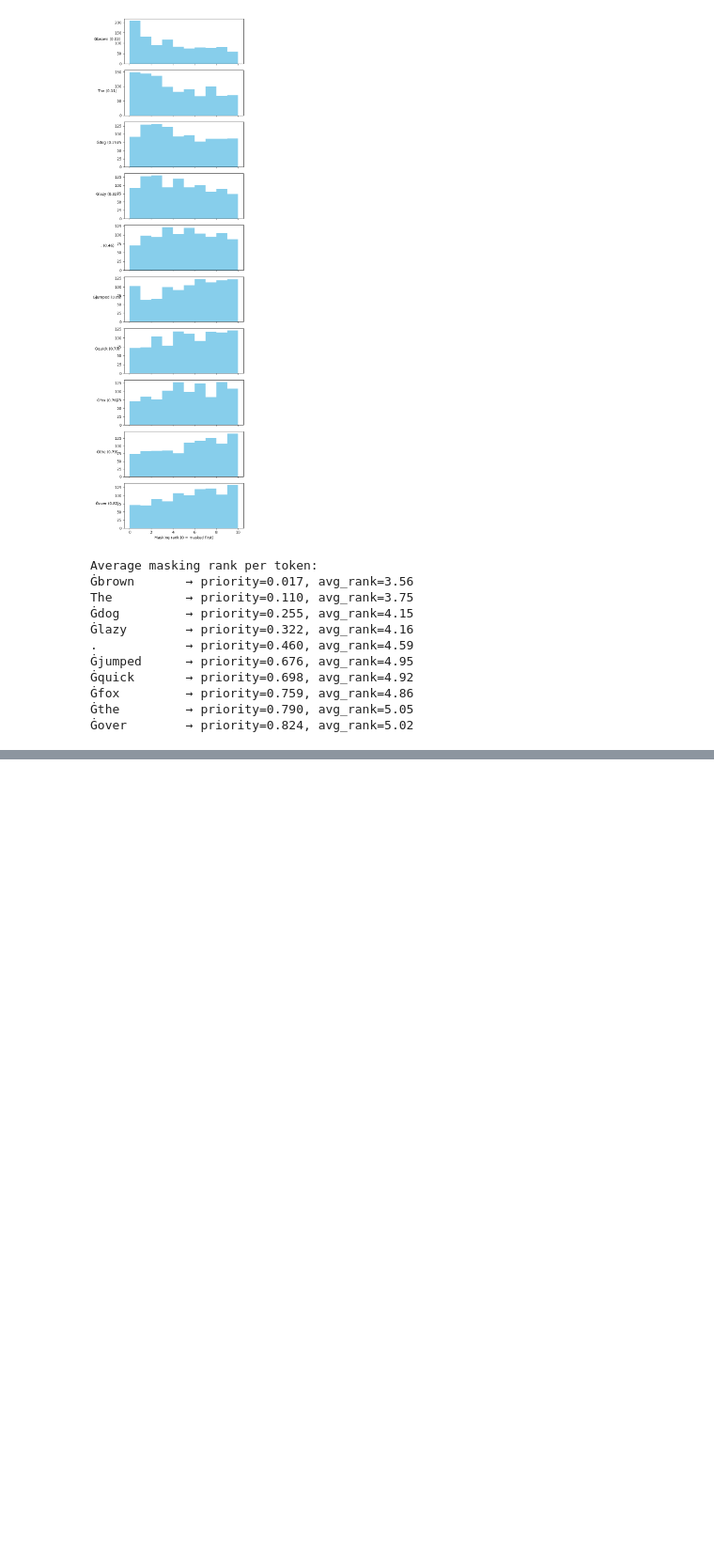
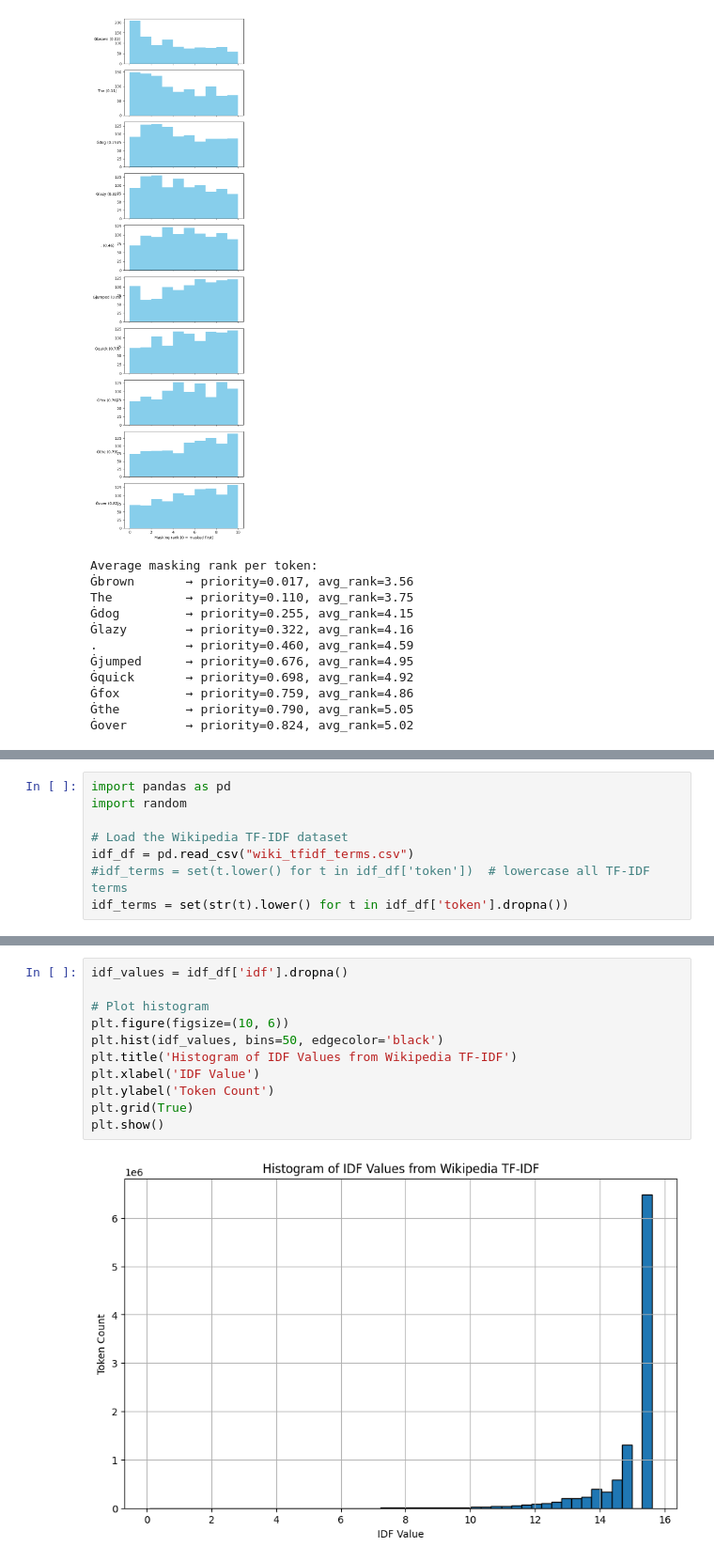
Before and after one commit to ayfeng23/llada_custom_scheduler, a Jupyter notebook: scheduled_sampling.ipynb, the cells around one changed output, grey strips where cells are left out. Shown: that part at 94% size. Saved outputs shown, nothing was run; the diff lists cells and outputs as text; blank space fills up the shorter version.

```diff
--- a/scheduled_sampling.ipynb
+++ b/scheduled_sampling.ipynb
@@ -382,0 +421,8 @@ The          → priority=0.110, avg_rank=3.75
+# %%
+import pandas as pd
+import random
+
+# Load the Wikipedia TF-IDF dataset
+idf_df = pd.read_csv("wiki_tfidf_terms.csv")
+#idf_terms = set(t.lower() for t in idf_df['token'])  # lowercase all TF-IDF terms
+idf_terms = set(str(t).lower() for t in idf_df['token'].dropna())
@@ -382,0 +487,13 @@ The          → priority=0.110, avg_rank=3.75
+# %%
+idf_values = idf_df['idf'].dropna()
+
+# Plot histogram
+plt.figure(figsize=(10, 6))
+plt.hist(idf_values, bins=50, edgecolor='black')
+plt.title('Histogram of IDF Values from Wikipedia TF-IDF')
+plt.xlabel('IDF Value')
+plt.ylabel('Token Count')
+plt.grid(True)
+plt.show()
+# %% [output]
+[figure, added]
```
Also changed, not shown: parts of 22 cells of this notebook.
